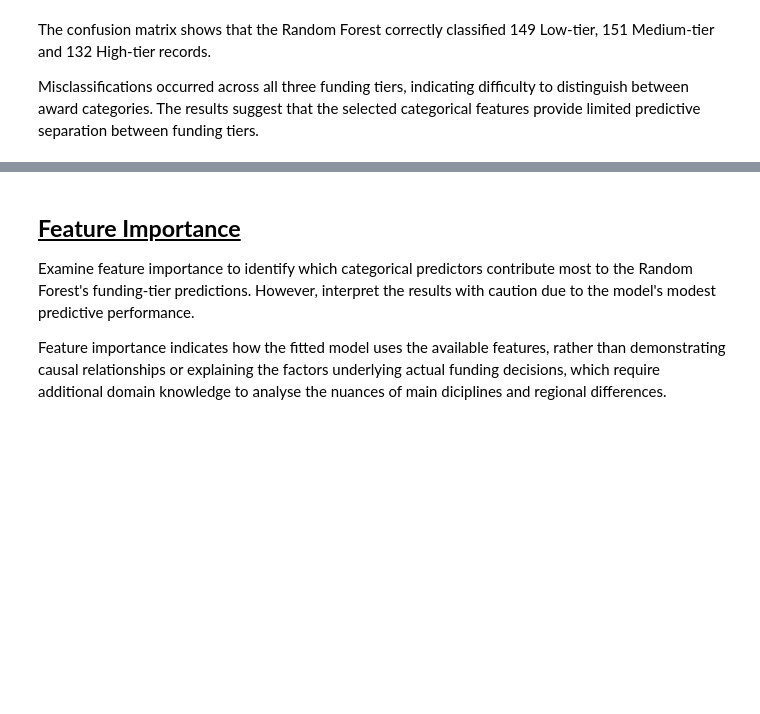
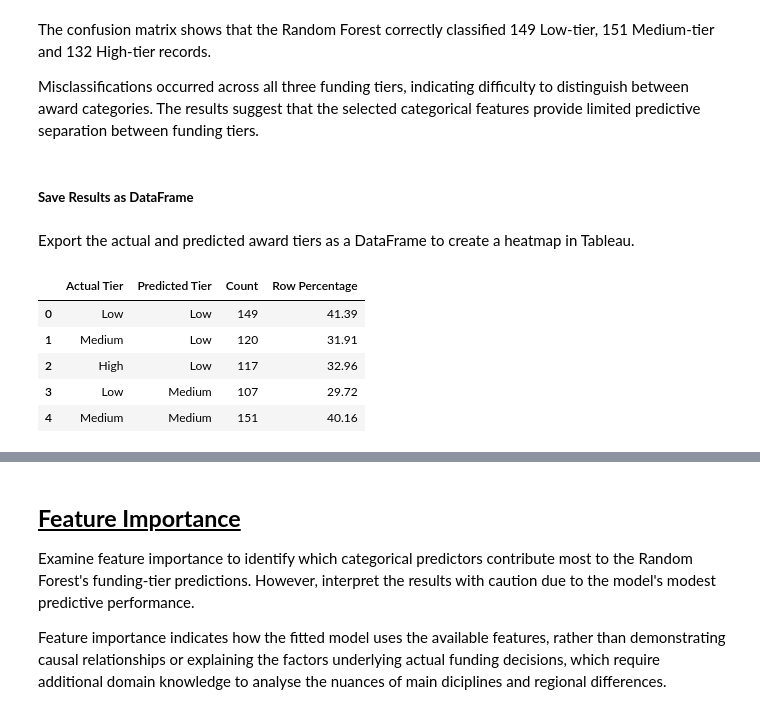
Before and after one commit to vik4t11/Arts-Council-England-Awards-Painted-by-Numbers, a Jupyter notebook: notebooks/4_machine_learning_model.ipynb, the cells around one changed output, grey strips where cells are left out. Drawn from its saved outputs; the diff is of its cells as text; code cells hidden in the pictures; blank space fills up the shorter version.

Commit message:
save confusion matrix model evaluation dataframe for tableau visualisation

```diff
--- a/notebooks/4_machine_learning_model.ipynb
+++ b/notebooks/4_machine_learning_model.ipynb
@@ -409,6 +409,49 @@ plt.show()
 The confusion matrix shows that the Random Forest correctly classified 149 Low-tier, 151 Medium-tier and 132 High-tier records.
 
 Misclassifications occurred across all three funding tiers, indicating difficulty to distinguish between award categories. The results suggest that the selected categorical features provide limited predictive separation between funding tiers.
+# %% [markdown]
+##### **Save Results as DataFrame**
+# %% [markdown]
+Export the actual and predicted award tiers as a DataFrame to create a heatmap in Tableau.
+# %%
+# Convert confusion matrix a DataFrame
+tier_order = labels
+
+cm_df = pd.DataFrame(
+    cm,
+    index=tier_order,
+    columns=tier_order
+)
+
+cm_df.index.name = "Actual Tier"
+cm_df.columns.name = "Predicted Tier"
+
+# Convert to long format for Tableau
+confusion_df = (
+    cm_df.reset_index()
+    .melt(
+        id_vars="Actual Tier",
+        var_name="Predicted Tier",
+        value_name="Count"
+    )
+)
+
+# Calculate percentage within each actual tier
+row_totals = confusion_df.groupby("Actual Tier")["Count"].transform("sum")
+confusion_df["Row Percentage"] = (
+    confusion_df["Count"] / row_totals * 100
+).round(2)
+
+confusion_df.to_csv("confusion_matrix_tableau.csv", index=False)
+
+confusion_df.head()
+# %% [output]
+|  | Actual Tier | Predicted Tier | Count | Row Percentage |
+| 0 | Low | Low | 149 | 41.39 |
+| 1 | Medium | Low | 120 | 31.91 |
+| 2 | High | Low | 117 | 32.96 |
+| 3 | Low | Medium | 107 | 29.72 |
+| 4 | Medium | Medium | 151 | 40.16 |
 # %% [markdown]
 </b>
 # %% [markdown]
```
Also changed, not shown: 1 other file.
